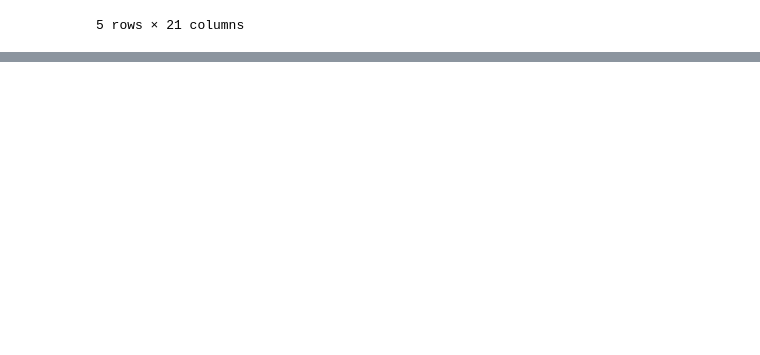
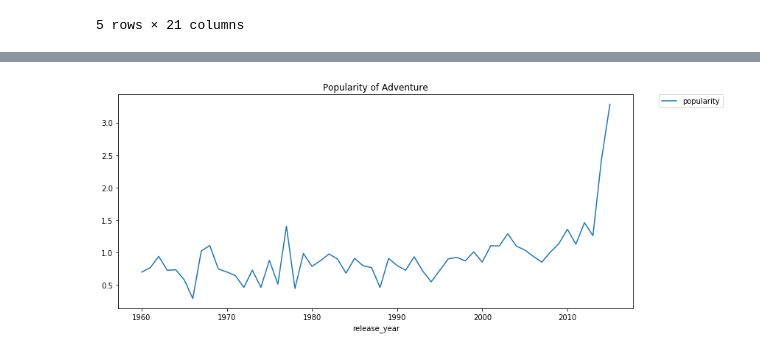
Before and after one commit to Hyunjin89/Analyzing-TMDB-movie-dataset, a Jupyter notebook: Investigate a TMDb movie dataset.ipynb, the cells around one changed output, grey strips where cells are left out. Saved outputs shown, nothing was run; the diff lists cells and outputs as text; code cells hidden in the pictures; blank space fills up the shorter version.

```diff
--- a/Investigate a TMDb movie dataset.ipynb
+++ b/Investigate a TMDb movie dataset.ipynb
@@ -76,0 +201,7 @@ df.dropna(inplace=True)
+# %%
+merged_df[merged_df['genre'] == 'Adventure'].groupby('release_year')['popularity'].mean().plot(figsize=(12,5))
+plt.legend(bbox_to_anchor=(1.05, 1), loc=2, borderaxespad=0.)
+plt.title('Popularity of Adventure')
+plt.tight_layout()
+# %% [output]
+[figure, added]
```
Also changed, not shown: parts of 43 cells of this notebook.
